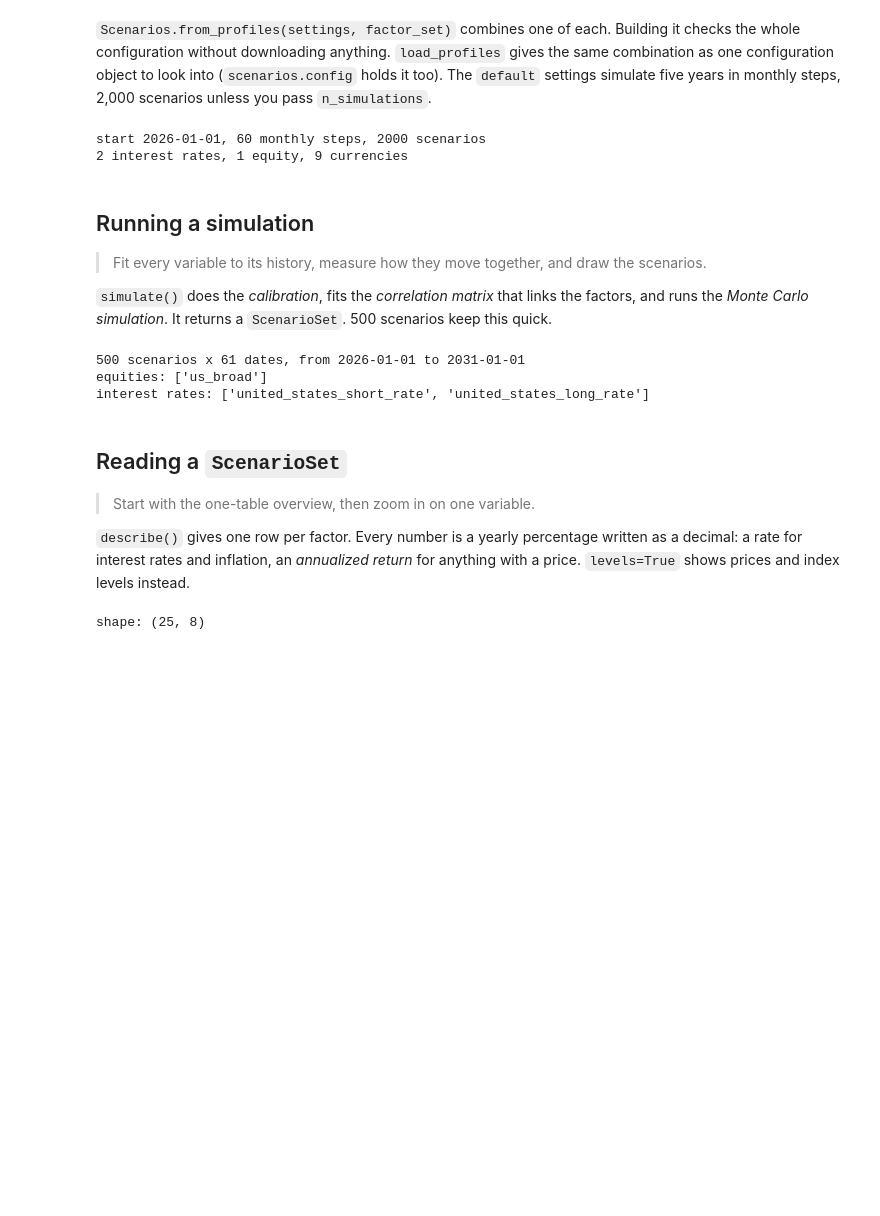
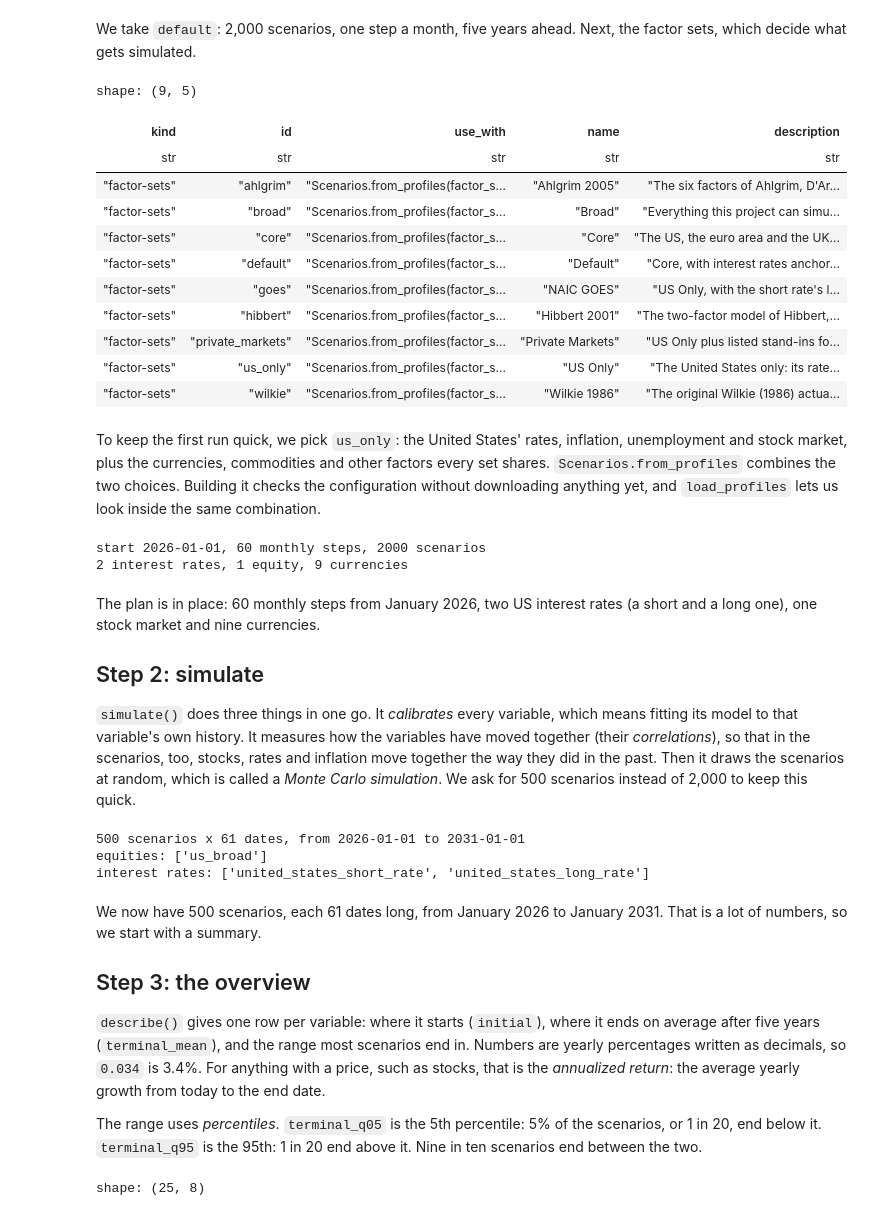
Before and after one commit to JerBouma/jerbouma.github.io, a Jupyter notebook: assets/notebooks/financescenarios/getting-started.ipynb, the cells around one changed output. Cells and saved outputs as stored; diff of their text form; code cells hidden in the pictures; blank space fills up the shorter version.

```diff
--- a/assets/notebooks/financescenarios/getting-started.ipynb
+++ b/assets/notebooks/financescenarios/getting-started.ipynb
@@ -61,6 +54,24 @@ shape: (13, 5)
+# %% [markdown]
+We take `default`: 2,000 scenarios, one step a month, five years ahead. Next, the factor sets, which decide
+what gets simulated.
+# %%
+list_presets(kind="factor-sets")
+# %% [output]
+shape: (9, 5)
+| kind | id | use_with | name | description |
+| str | str | str | str | str |
+| "factor-sets" | "ahlgrim" | "Scenarios.from_profiles(factor_s... | "Ahlgrim 2005" | "The six factors of Ahlgrim, D'Ar... |
+| "factor-sets" | "broad" | "Scenarios.from_profiles(factor_s... | "Broad" | "Everything this project can simu... |
+| "factor-sets" | "core" | "Scenarios.from_profiles(factor_s... | "Core" | "The US, the euro area and the UK... |
+| "factor-sets" | "default" | "Scenarios.from_profiles(factor_s... | "Default" | "Core, with interest rates anchor... |
+| "factor-sets" | "goes" | "Scenarios.from_profiles(factor_s... | "NAIC GOES" | "US Only, with the short rate's l... |
+| "factor-sets" | "hibbert" | "Scenarios.from_profiles(factor_s... | "Hibbert 2001" | "The two-factor model of Hibbert,... |
+| "factor-sets" | "private_markets" | "Scenarios.from_profiles(factor_s... | "Private Markets" | "US Only plus listed stand-ins fo... |
+| "factor-sets" | "us_only" | "Scenarios.from_profiles(factor_s... | "US Only" | "The United States only: its rate... |
+| "factor-sets" | "wilkie" | "Scenarios.from_profiles(factor_s... | "Wilkie 1986" | "The original Wilkie (1986) actua... |
 # %% [markdown]
-`Scenarios.from_profiles(settings, factor_set)` combines one of each. Building it checks the whole configuration
-without downloading anything. `load_profiles` gives the same combination as one configuration object to look into
-(`scenarios.config` holds it too). The `default` settings simulate five years in monthly steps, 2,000 scenarios unless
-you pass `n_simulations`.
+To keep the first run quick, we pick `us_only`: the United States' rates, inflation, unemployment and stock
+market, plus the currencies, commodities and other factors every set shares. `Scenarios.from_profiles` combines the two
+choices. Building it checks the configuration without downloading anything yet, and `load_profiles` lets us look
+inside the same combination.
 # %%
@@ -74,13 +90,15 @@ print(f"{len(config.interest_rates)} interest rates, {len(config.equities)} equi
 start 2026-01-01, 60 monthly steps, 2000 scenarios
 2 interest rates, 1 equity, 9 currencies
 # %% [markdown]
-## Running a simulation
+The plan is in place: 60 monthly steps from January 2026, two US interest rates (a short and a long one), one
+stock market and nine currencies.
 
-> Fit every variable to its history, measure how they move together, and draw the scenarios.
+## Step 2: simulate
 
-`simulate()` does the *calibration*, fits the
-*correlation matrix* that links the factors, and runs the
-*Monte Carlo simulation*. It returns a `ScenarioSet`. 500 scenarios keep this quick.
+`simulate()` does three things in one go. It *calibrates* every variable, which means fitting its model to that
+variable's own history. It measures how the variables have moved together (their *correlations*), so that in the
+scenarios, too, stocks, rates and inflation move together the way they did in the past. Then it draws the scenarios at
+random, which is called a *Monte Carlo simulation*. We ask for 500 scenarios instead of 2,000 to keep this quick.
 # %%
 result = scenarios.simulate(n_simulations=500)
 
@@ -92,13 +110,18 @@ print("interest rates:", result.factors("interest_rates"))
 equities: ['us_broad']
 interest rates: ['united_states_short_rate', 'united_states_long_rate']
 # %% [markdown]
-## Reading a `ScenarioSet`
+We now have 500 scenarios, each 61 dates long, from January 2026 to January 2031. That is a lot of numbers,
+so we start with a summary.
 
-> Start with the one-table overview, then zoom in on one variable.
+## Step 3: the overview
 
-`describe()` gives one row per factor. Every number is a yearly percentage written as a decimal: a rate for interest
-rates and inflation, an *annualized return* for anything with a price. `levels=True` shows
-prices and index levels instead.
+`describe()` gives one row per variable: where it starts (`initial`), where it ends on average after five years
+(`terminal_mean`), and the range most scenarios end in. Numbers are yearly percentages written as decimals, so `0.034`
+is 3.4%. For anything with a price, such as stocks, that is the *annualized return*: the average yearly growth from
+today to the end date.
+
+The range uses *percentiles*. `terminal_q05` is the 5th percentile: 5% of the scenarios, or 1 in 20, end below it.
+`terminal_q95` is the 95th: 1 in 20 end above it. Nine in ten scenarios end between the two.
 # %%
 result.describe()
 # %% [output]
```
Also changed, not shown: parts of 15 cells of this notebook, 3 other files.
